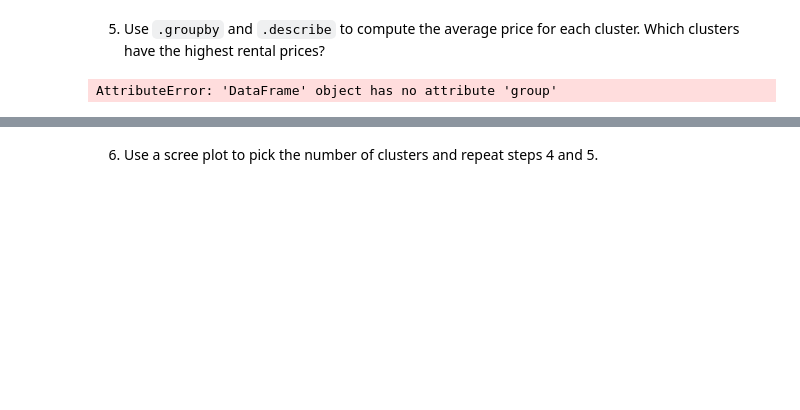
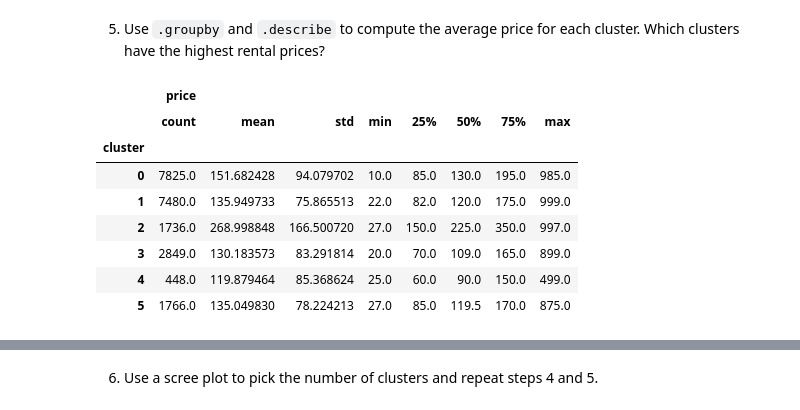
Before and after one commit to brithoang1/kmc, a Jupyter notebook: assignment_kmc.ipynb, the cells around one changed output, grey strips where cells are left out. Cells and saved outputs as stored; diff of their text form; code cells hidden in the pictures; blank space fills up the shorter version.

```diff
--- a/assignment_kmc.ipynb
+++ b/assignment_kmc.ipynb
@@ -163,6 +163,14 @@ sns.pairplot(data = z, hue= 'cluster')
 5. Use `.groupby` and `.describe` to compute the average price for each cluster. Which clusters have the highest rental prices?
 # %%
 x['cluster'] = model.labels_
-x.loc[ :,['price', 'cluster']].group('cluster').describe()
+x.loc[:,['price','cluster'] ].groupby('cluster').describe()
 # %% [output]
-AttributeError: 'DataFrame' object has no attribute 'group'
+|  | price |  |  |  |  |  |  |  |
+|  | count | mean | std | min | 25% | 50% | 75% | max |
+| cluster |  |  |  |  |  |  |  |  |
+| 0 | 7825.0 | 151.682428 | 94.079702 | 10.0 | 85.0 | 130.0 | 195.0 | 985.0 |
+| 1 | 7480.0 | 135.949733 | 75.865513 | 22.0 | 82.0 | 120.0 | 175.0 | 999.0 |
+| 2 | 1736.0 | 268.998848 | 166.500720 | 27.0 | 150.0 | 225.0 | 350.0 | 997.0 |
+| 3 | 2849.0 | 130.183573 | 83.291814 | 20.0 | 70.0 | 109.0 | 165.0 | 899.0 |
+| 4 | 448.0 | 119.879464 | 85.368624 | 25.0 | 60.0 | 90.0 | 150.0 | 499.0 |
+| 5 | 1766.0 | 135.049830 | 78.224213 | 27.0 | 85.0 | 119.5 | 170.0 | 875.0 |
```
Also changed, not shown: parts of 7 cells of this notebook.
